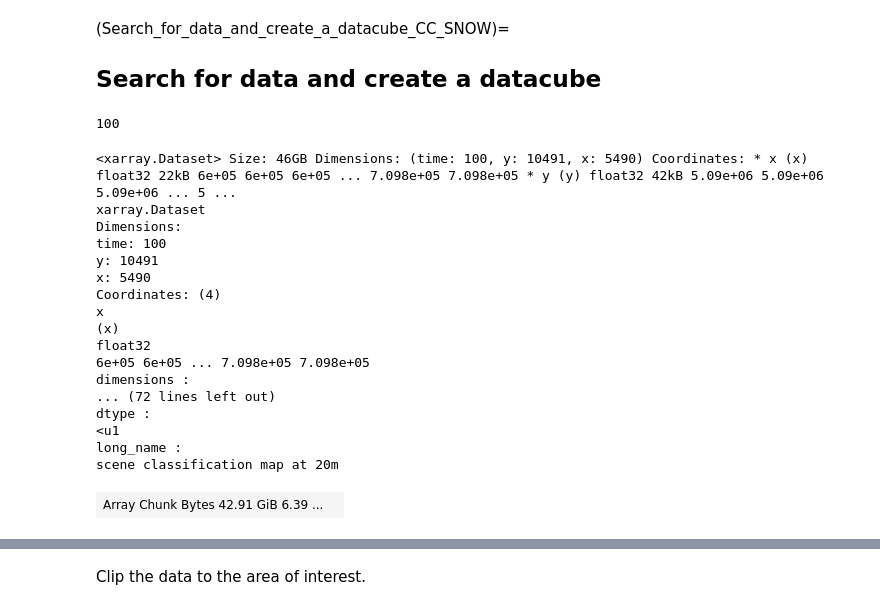
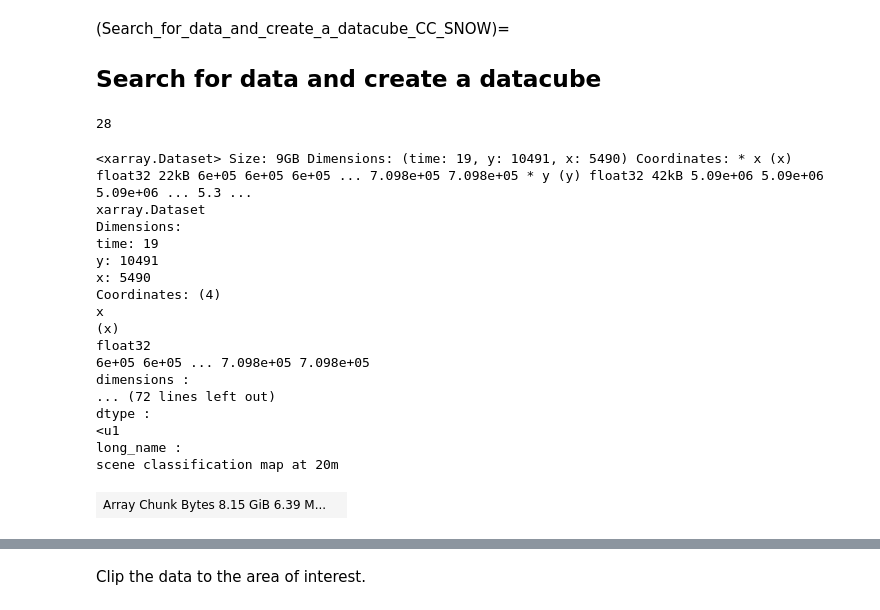
Before and after one commit to tinaok/eopf-sample-notebooks, a Jupyter notebook: notebooks/Sentinel-2/cc_snow_exercise_3.1.ipynb, the cells around one changed output, grey strips where cells are left out. Saved outputs shown, nothing was run; the diff lists cells and outputs as text; code cells hidden in the pictures.

```diff
--- a/notebooks/Sentinel-2/cc_snow_exercise_3.1.ipynb
+++ b/notebooks/Sentinel-2/cc_snow_exercise_3.1.ipynb
@@ -108,6 +108,7 @@ search = catalog.search(
     collections=["sentinel-2-l2a"],
     bbox=bbox,
     datetime="2018-02-01/2018-06-30",
+    query={"eo:cloud_cover": {"lt": 25}},
 )
 
 items = list(search.items())
@@ -115,7 +116,7 @@ hrefs = [item.assets["product"].href for item in items]
 # %%
 len(items)
 # %% [output]
-100
+28
 # %%
 def extract_time(ds):
     date_format = "%Y%m%dT%H%M%S"
@@ -160,36 +161,52 @@ scl = (
         hrefs,
         engine="zarr",
         chunks={},
         group="/conditions/mask/l2a_classification/r20m",
         concat_dim="time",
         combine="nested",
         preprocess=extract_time,
         mask_and_scale=True,
     )
     .sortby("time", ascending=True)[["scl"]]
     .rio.write_crs("EPSG:32632")
 )
 
+def merge_by_day(ds):
+    # group by date, take maximum along the time dimension, and rename back to time
+    return (
+        ds.groupby("time.date")
+        .max("time")
+        .rename({"date": "time"})
+    )
+
+scl = merge_by_day(scl)
+b03 = merge_by_day(b03)
+b11 = merge_by_day(b11)
+
+scl = scl.assign_coords(time=scl.time.astype("datetime64[ns]"))
+b03 = b03.assign_coords(time=b03.time.astype("datetime64[ns]"))
+b11 = b11.assign_coords(time=b11.time.astype("datetime64[ns]"))
+
 scl
 # %% [output]
-<xarray.Dataset> Size: 46GB Dimensions: (time: 100, y: 10491, x: 5490) Coordinates: * x (x) float32 22kB 6e+05 6e+05 6e+05 ... 7.098e+05 7.098e+05 * y (y) float32 42kB 5.09e+06 5.09e+06 5.09e+06 ... 5 ...
+<xarray.Dataset> Size: 9GB Dimensions: (time: 19, y: 10491, x: 5490) Coordinates: * x (x) float32 22kB 6e+05 6e+05 6e+05 ... 7.098e+05 7.098e+05 * y (y) float32 42kB 5.09e+06 5.09e+06 5.09e+06 ... 5.3 ...
 xarray.Dataset
 Dimensions:
-time: 100
+time: 19
 y: 10491
 x: 5490
 Coordinates: (4)
 x
 (x)
 float32
 6e+05 6e+05 ... 7.098e+05 7.098e+05
 dimensions :
 ... (72 lines left out)
 dtype :
 <u1
 long_name :
 scene classification map at 20m
-| Array Chunk Bytes 42.91 GiB 6.39 ... |  |
+| Array Chunk Bytes 8.15 GiB 6.39 M... |  |
 Indexes: (3)
 x
 PandasIndex
```
Also changed, not shown: parts of 10 cells of this notebook, 2 other files.
